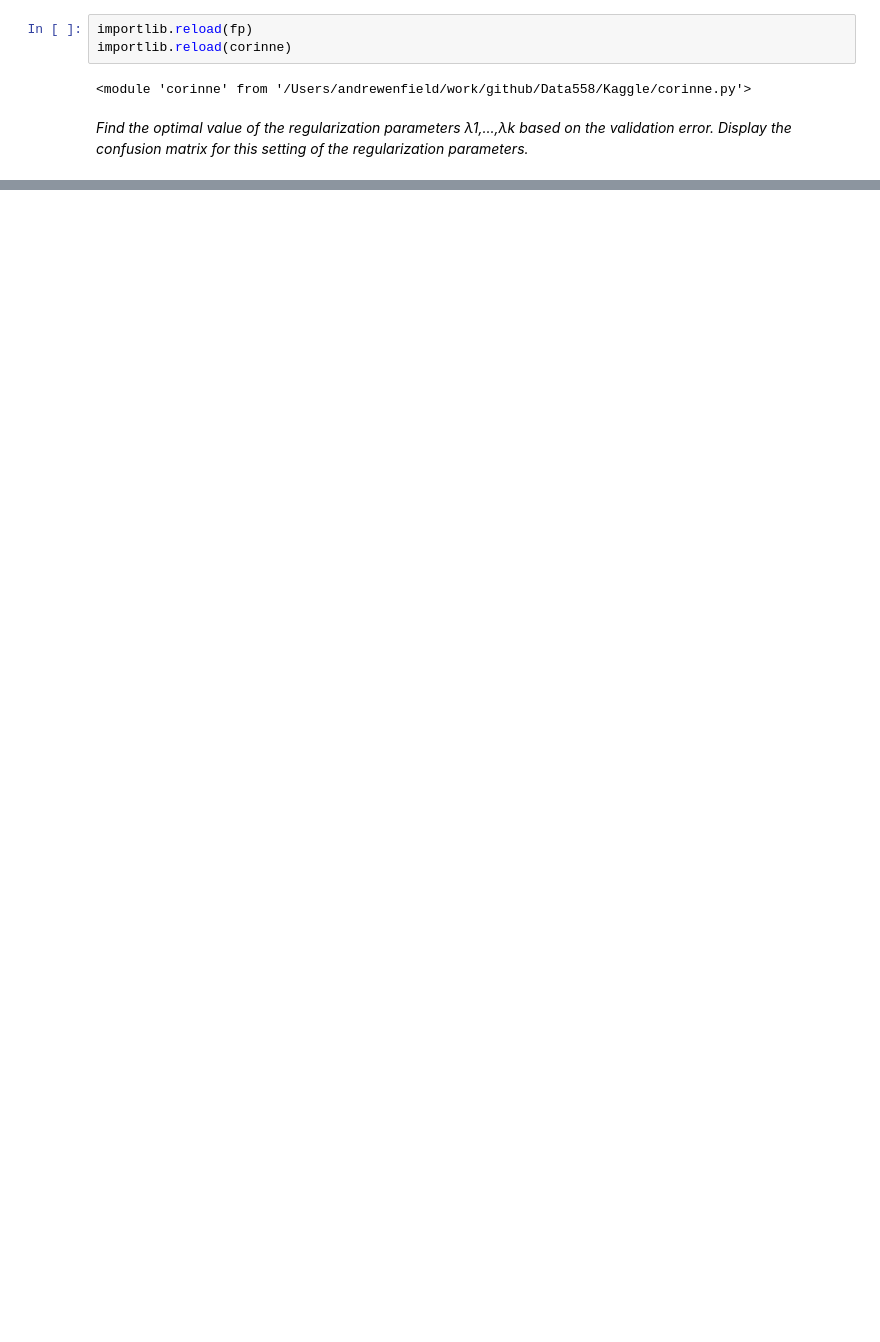
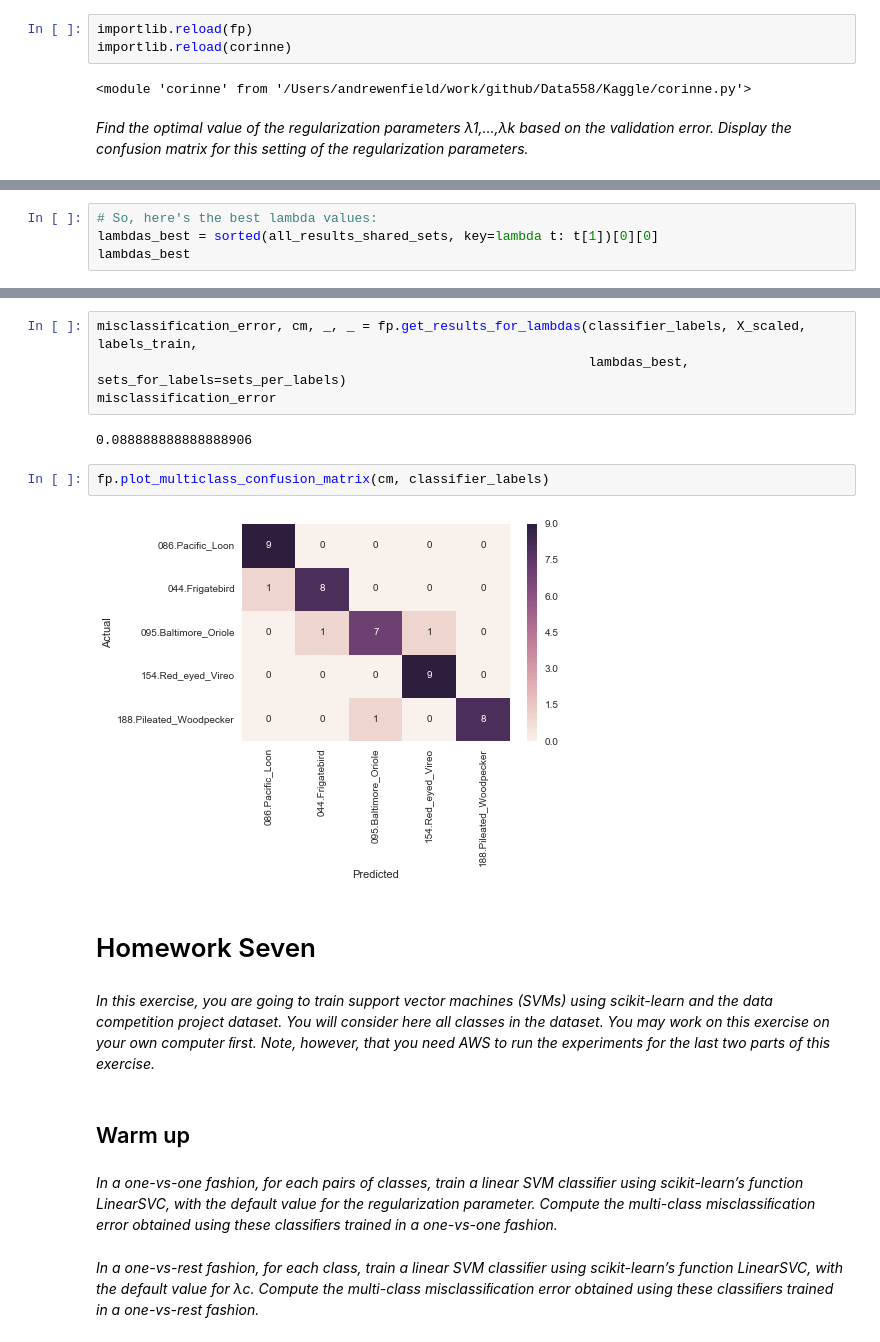
Before and after one commit to aenfield/Data558, a Jupyter notebook: Kaggle/HWExerciseExploratory.ipynb, the cells around one changed output, grey strips where cells are left out. Saved outputs shown, nothing was run; the diff lists cells and outputs as text; blank space fills up the shorter version.

```diff
--- a/Kaggle/HWExerciseExploratory.ipynb
+++ b/Kaggle/HWExerciseExploratory.ipynb
@@ -636,0 +579,4 @@ _Find the optimal value of the regularization parameters λ1,...,λk based on th
+# %%
+# So, here's the best lambda values:
+lambdas_best = sorted(all_results_shared_sets, key=lambda t: t[1])[0][0]
+lambdas_best
@@ -636,0 +594,20 @@ _Find the optimal value of the regularization parameters λ1,...,λk based on th
+# %%
+misclassification_error, cm, _, _ = fp.get_results_for_lambdas(classifier_labels, X_scaled, labels_train,
+                                                               lambdas_best, sets_for_labels=sets_per_labels)
+misclassification_error
+# %% [output]
+0.088888888888888906
+# %%
+fp.plot_multiclass_confusion_matrix(cm, classifier_labels)
+# %% [output]
+[figure, added]
+# %% [markdown]
+# Homework Seven
+# %% [markdown]
+_In this exercise, you are going to train support vector machines (SVMs) using scikit-learn and the data competition project dataset. You will consider here all classes in the dataset. You may work on this exercise on your own computer ﬁrst. Note, however, that you need AWS to run the experiments for the last two parts of this exercise._
+# %% [markdown]
+## Warm up
+# %% [markdown]
+_In a one-vs-one fashion, for each pairs of classes, train a linear SVM classiﬁer using scikit-learn’s function LinearSVC, with the default value for the regularization parameter. Compute the multi-class misclassiﬁcation error obtained using these classiﬁers trained in a one-vs-one fashion._
+# %% [markdown]
+_In a one-vs-rest fashion, for each class, train a linear SVM classiﬁer using scikit-learn’s function LinearSVC, with the default value for λc. Compute the multi-class misclassiﬁcation error obtained using these classiﬁers trained in a one-vs-rest fashion._
```
Also changed, not shown: parts of 31 cells of this notebook.
